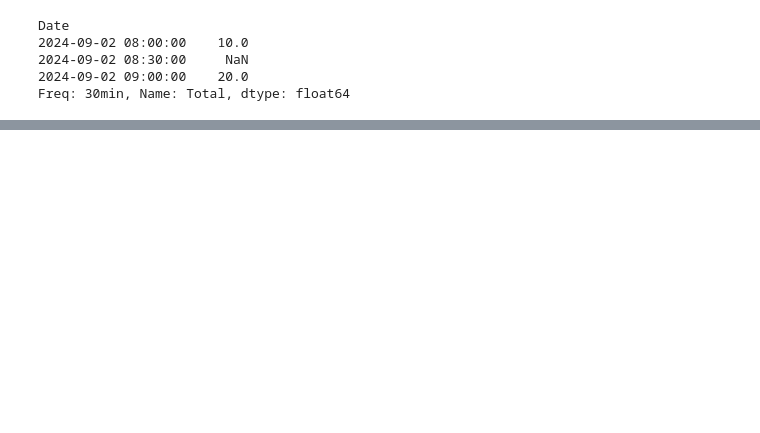
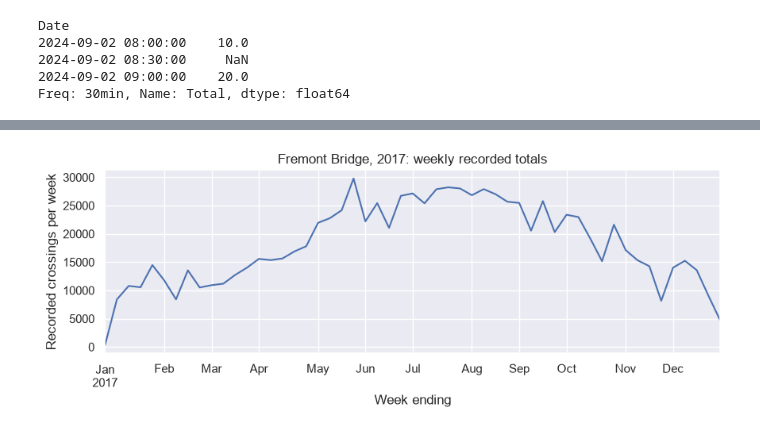
Before and after one commit to NCHS-CS/cse163-nchs, a Jupyter notebook: lectures/time-series.ipynb, the cells around one changed output, grey strips where cells are left out. Saved outputs shown, nothing was run; the diff lists cells and outputs as text; code cells hidden in the pictures; blank space fills up the shorter version.

```diff
--- a/lectures/time-series.ipynb
+++ b/lectures/time-series.ipynb
@@ -992,0 +260,9 @@ A useful recommendation connects each claim to a time window, a meaningful summa
+# %%
+year_weekly = year_bikes["Total"].resample("W").sum(min_count=1)
+year_weekly.plot(
+    figsize=(10, 3), title="Fremont Bridge, 2017: weekly recorded totals",
+    xlabel="Week ending", ylabel="Recorded crossings per week",
+)
+plt.show()
+# %% [output]
+[figure, added]
```
Also changed, not shown: parts of 176 cells of this notebook, 2 other files.
